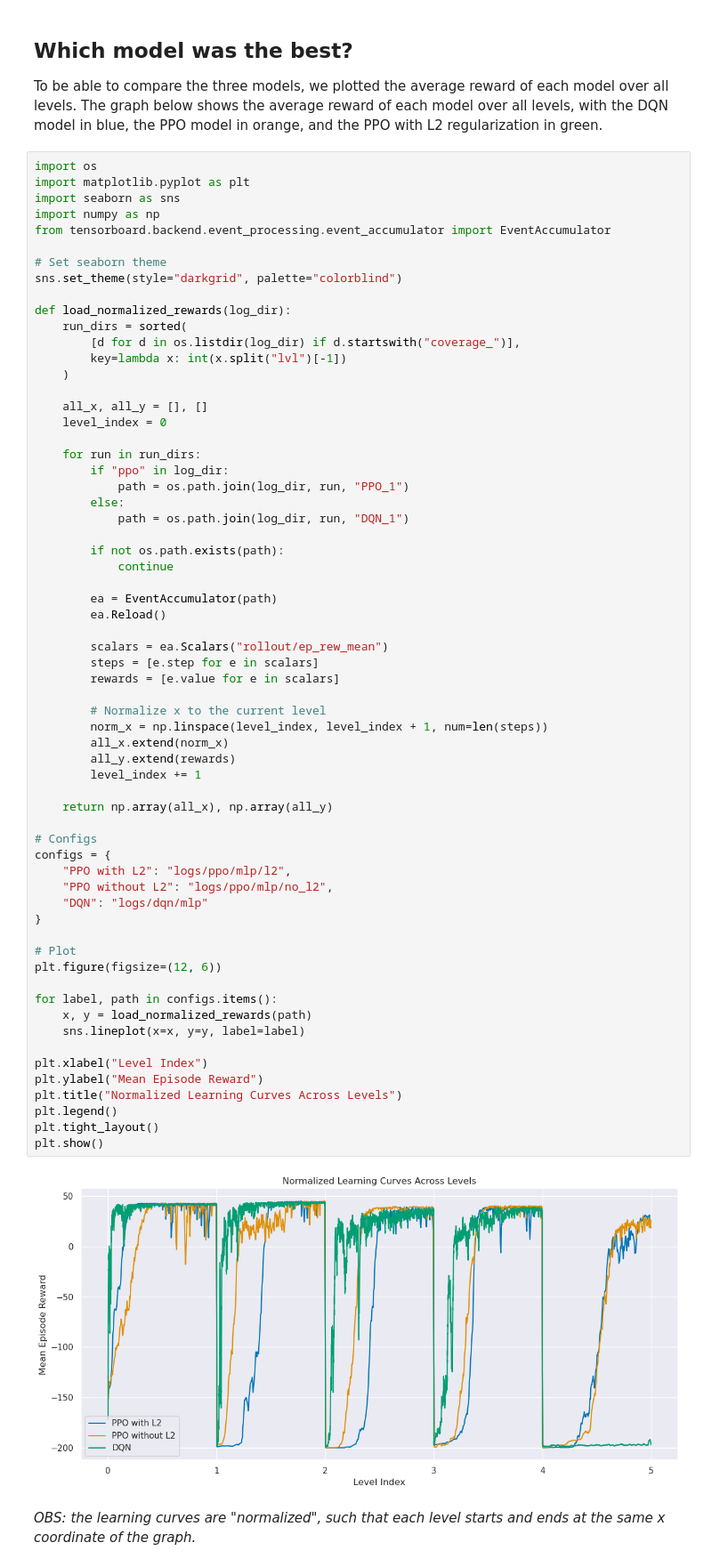
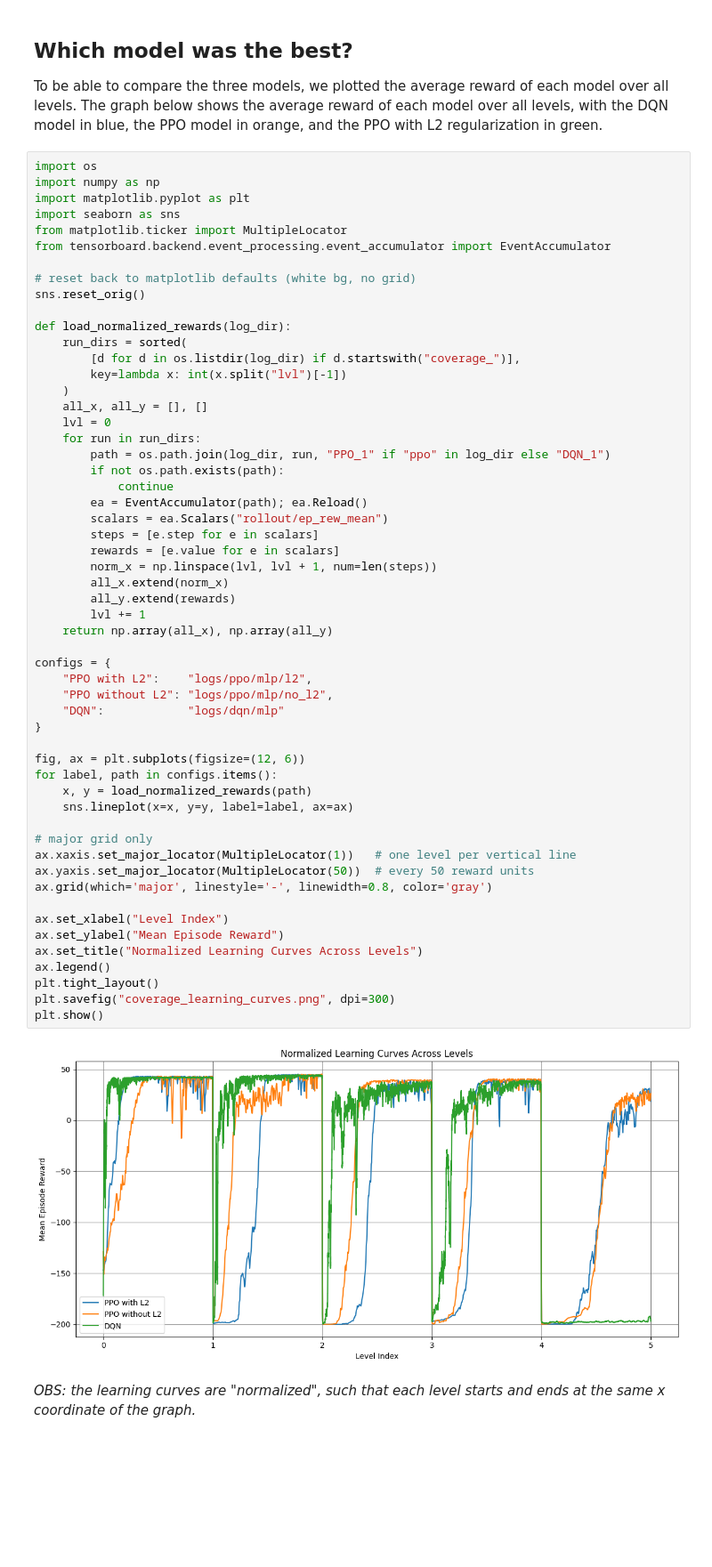
Before and after one commit to JoaoLucasMBC/Coverage-Path-Planning, a Jupyter notebook: conclusion.ipynb, the cells around one changed output. Shown at 89% size. Cells and saved outputs as stored; diff of their text form; blank space fills up the shorter version.

Commit message:
feat: final touchs graphs and saving imgs in assets

```diff
--- a/conclusion.ipynb
+++ b/conclusion.ipynb
@@ -313,69 +313,61 @@ As seen in the graph above, curriculum learning was not capable of improving the
 To be able to compare the three models, we plotted the average reward of each model over all levels. The graph below shows the average reward of each model over all levels, with the DQN model in blue, the PPO model in orange, and the PPO with L2 regularization in green.
 # %%
 import os
+import numpy as np
 import matplotlib.pyplot as plt
 import seaborn as sns
-import numpy as np
+from matplotlib.ticker import MultipleLocator
 from tensorboard.backend.event_processing.event_accumulator import EventAccumulator
 
-# Set seaborn theme
-sns.set_theme(style="darkgrid", palette="colorblind")
+# reset back to matplotlib defaults (white bg, no grid)
+sns.reset_orig()
 
 def load_normalized_rewards(log_dir):
     run_dirs = sorted(
         [d for d in os.listdir(log_dir) if d.startswith("coverage_")],
         key=lambda x: int(x.split("lvl")[-1])
     )
-
     all_x, all_y = [], []
-    level_index = 0
-
+    lvl = 0
     for run in run_dirs:
-        if "ppo" in log_dir:
-            path = os.path.join(log_dir, run, "PPO_1")
-        else:
-            path = os.path.join(log_dir, run, "DQN_1")
-
+        path = os.path.join(log_dir, run, "PPO_1" if "ppo" in log_dir else "DQN_1")
         if not os.path.exists(path):
             continue
-
-        ea = EventAccumulator(path)
-        ea.Reload()
-
+        ea = EventAccumulator(path); ea.Reload()
         scalars = ea.Scalars("rollout/ep_rew_mean")
         steps = [e.step for e in scalars]
         rewards = [e.value for e in scalars]
-
-        # Normalize x to the current level
-        norm_x = np.linspace(level_index, level_index + 1, num=len(steps))
+        norm_x = np.linspace(lvl, lvl + 1, num=len(steps))
         all_x.extend(norm_x)
         all_y.extend(rewards)
-        level_index += 1
-
+        lvl += 1
     return np.array(all_x), np.array(all_y)
 
-# Configs
 configs = {
-    "PPO with L2": "logs/ppo/mlp/l2",
+    "PPO with L2":    "logs/ppo/mlp/l2",
     "PPO without L2": "logs/ppo/mlp/no_l2",
-    "DQN": "logs/dqn/mlp"
+    "DQN":            "logs/dqn/mlp"
 }
 
-# Plot
-plt.figure(figsize=(12, 6))
-
+fig, ax = plt.subplots(figsize=(12, 6))
 for label, path in configs.items():
     x, y = load_normalized_rewards(path)
-    sns.lineplot(x=x, y=y, label=label)
+    sns.lineplot(x=x, y=y, label=label, ax=ax)
 
-plt.xlabel("Level Index")
-plt.ylabel("Mean Episode Reward")
-plt.title("Normalized Learning Curves Across Levels")
-plt.legend()
+# major grid only
+ax.xaxis.set_major_locator(MultipleLocator(1))   # one level per vertical line
+ax.yaxis.set_major_locator(MultipleLocator(50))  # every 50 reward units
+ax.grid(which='major', linestyle='-', linewidth=0.8, color='gray')
+
+ax.set_xlabel("Level Index")
+ax.set_ylabel("Mean Episode Reward")
+ax.set_title("Normalized Learning Curves Across Levels")
+ax.legend()
 plt.tight_layout()
+plt.savefig("coverage_learning_curves.png", dpi=300)
 plt.show()
 # %% [output]
-[figure, old version]
+[figure, new version]
 # %% [markdown]
 *OBS: the learning curves are "normalized", such that each level starts and ends at the same x coordinate of the graph.*
 # %% [markdown]
```
Also changed, not shown: 6 other files.
